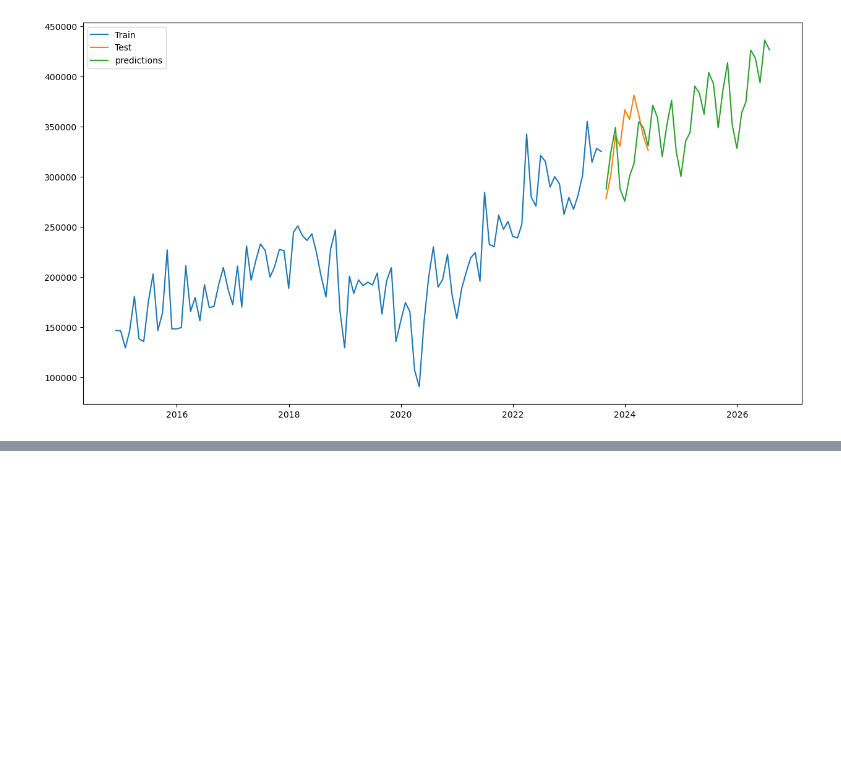
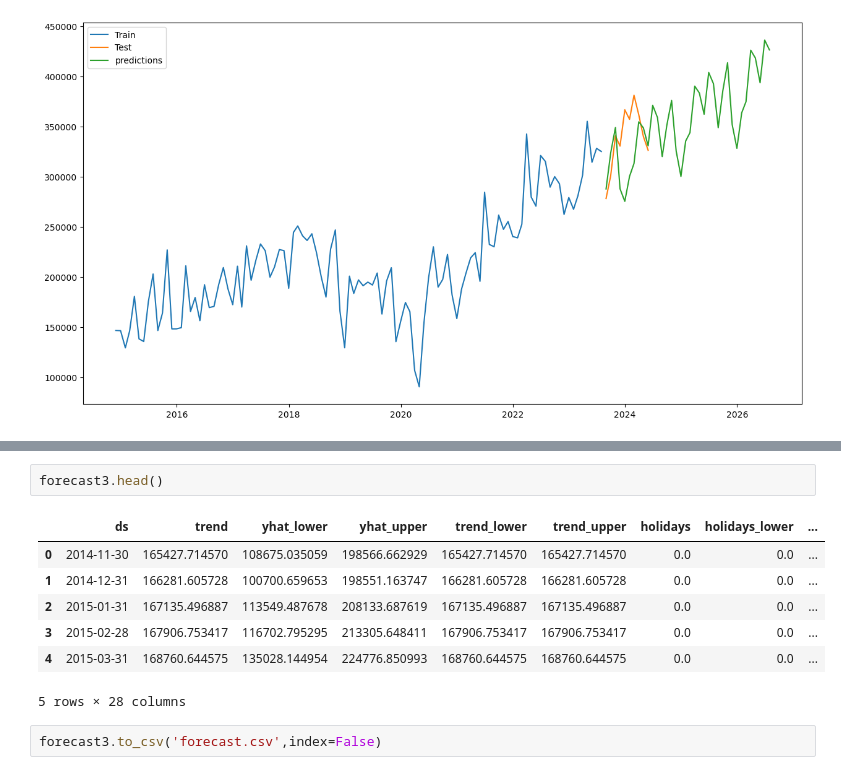
Before and after one commit to sgailly/DashBoardDistributeurPieces, a Jupyter notebook: sales_overtime.ipynb, the cells around one changed output, grey strips where cells are left out. Drawn from its saved outputs; the diff is of its cells as text; blank space fills up the shorter version.

```diff
--- a/sales_overtime.ipynb
+++ b/sales_overtime.ipynb
@@ -169,0 +191,12 @@ plt.show()
+# %%
+forecast3.head()
+# %% [output]
+|  | ds | trend | yhat_lower | yhat_upper | trend_lower | trend_upper | holidays | holidays_lower | ... |
+| 0 | 2014-11-30 | 165427.714570 | 108675.035059 | 198566.662929 | 165427.714570 | 165427.714570 | 0.0 | 0.0 | ... |
+| 1 | 2014-12-31 | 166281.605728 | 100700.659653 | 198551.163747 | 166281.605728 | 166281.605728 | 0.0 | 0.0 | ... |
+| 2 | 2015-01-31 | 167135.496887 | 113549.487678 | 208133.687619 | 167135.496887 | 167135.496887 | 0.0 | 0.0 | ... |
+| 3 | 2015-02-28 | 167906.753417 | 116702.795295 | 213305.648411 | 167906.753417 | 167906.753417 | 0.0 | 0.0 | ... |
+| 4 | 2015-03-31 | 168760.644575 | 135028.144954 | 224776.850993 | 168760.644575 | 168760.644575 | 0.0 | 0.0 | ... |
+5 rows × 28 columns
+# %%
+forecast3.to_csv('forecast.csv',index=False)
```
Also changed, not shown: parts of 7 cells of this notebook, 1 other file.
